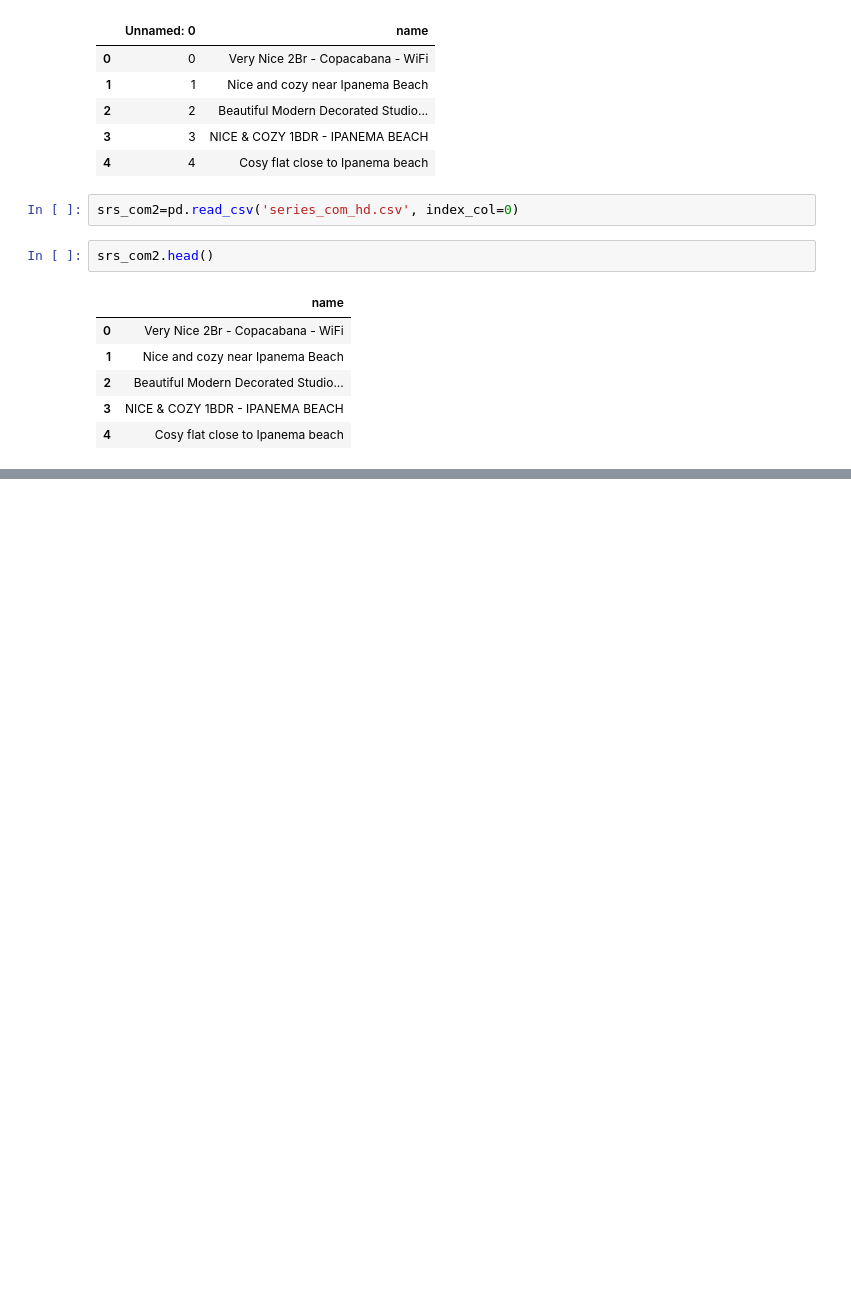
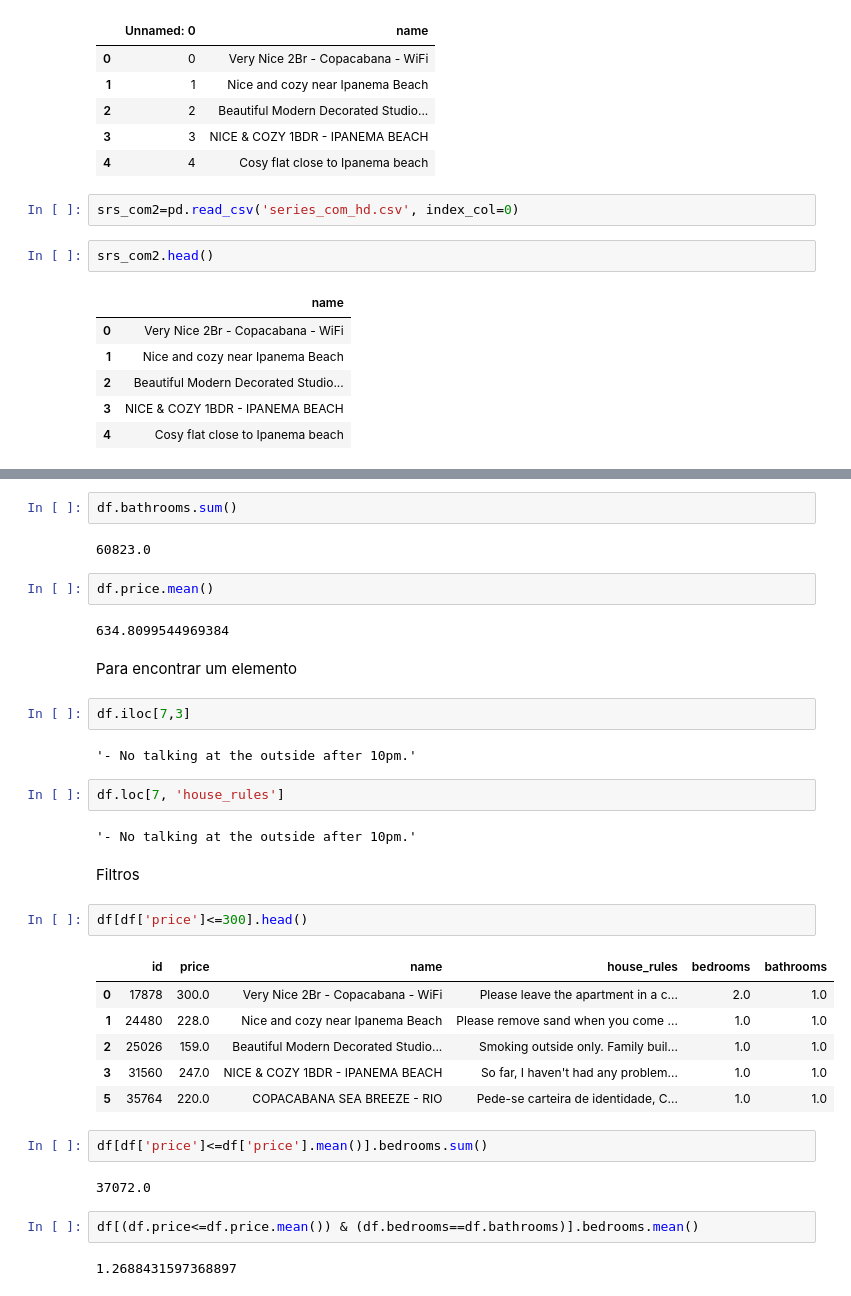
Before and after one commit to franciscodefaria/PythonBasico, a Jupyter notebook: Aula1/Aula1.ipynb, the cells around one changed output, grey strips where cells are left out. Cells and saved outputs as stored; diff of their text form; blank space fills up the shorter version.

```diff
--- a/Aula1/Aula1.ipynb
+++ b/Aula1/Aula1.ipynb
@@ -247,0 +400,37 @@ srs_com2.head()
+# %%
+df.bathrooms.sum()
+# %% [output]
+60823.0
+# %%
+df.price.mean()
+# %% [output]
+634.8099544969384
+# %% [markdown]
+Para encontrar um elemento
+# %%
+df.iloc[7,3]
+# %% [output]
+'- No talking at the outside after 10pm.'
+# %%
+df.loc[7, 'house_rules']
+# %% [output]
+'- No talking at the outside after 10pm.'
+# %% [markdown]
+Filtros
+# %%
+df[df['price']<=300].head()
+# %% [output]
+|  | id | price | name | house_rules | bedrooms | bathrooms |
+| 0 | 17878 | 300.0 | Very Nice 2Br - Copacabana - WiFi | Please leave the apartment in a c... | 2.0 | 1.0 |
+| 1 | 24480 | 228.0 | Nice and cozy near Ipanema Beach | Please remove sand when you come ... | 1.0 | 1.0 |
+| 2 | 25026 | 159.0 | Beautiful Modern Decorated Studio... | Smoking outside only. Family buil... | 1.0 | 1.0 |
+| 3 | 31560 | 247.0 | NICE & COZY 1BDR - IPANEMA BEACH | So far, I haven't had any problem... | 1.0 | 1.0 |
+| 5 | 35764 | 220.0 | COPACABANA SEA BREEZE - RIO | Pede-se carteira de identidade, C... | 1.0 | 1.0 |
+# %%
+df[df['price']<=df['price'].mean()].bedrooms.sum()
+# %% [output]
+37072.0
+# %%
+df[(df.price<=df.price.mean()) & (df.bedrooms==df.bathrooms)].bedrooms.mean()
+# %% [output]
+1.2688431597368897
```
Also changed, not shown: parts of 22 cells of this notebook.
